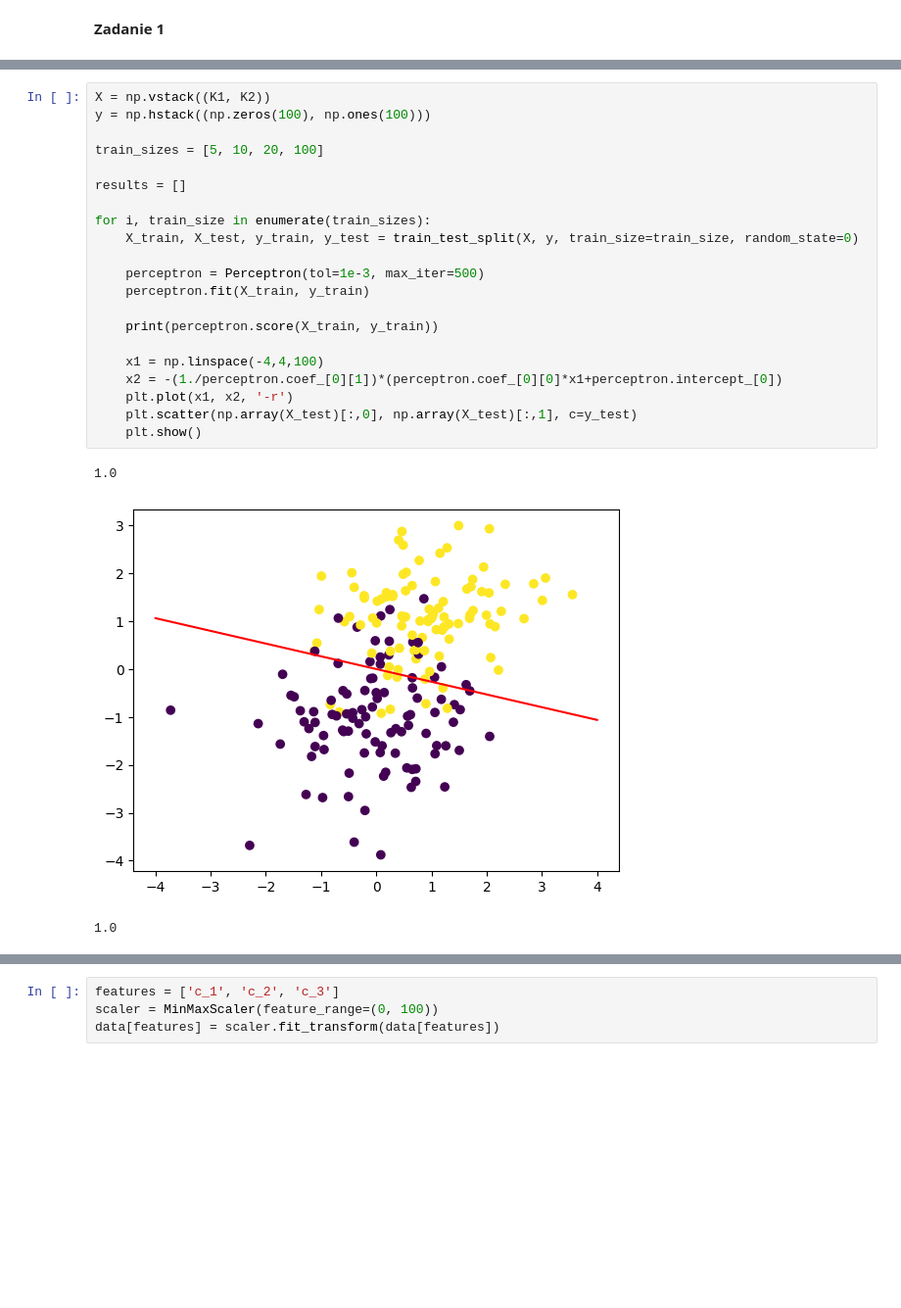
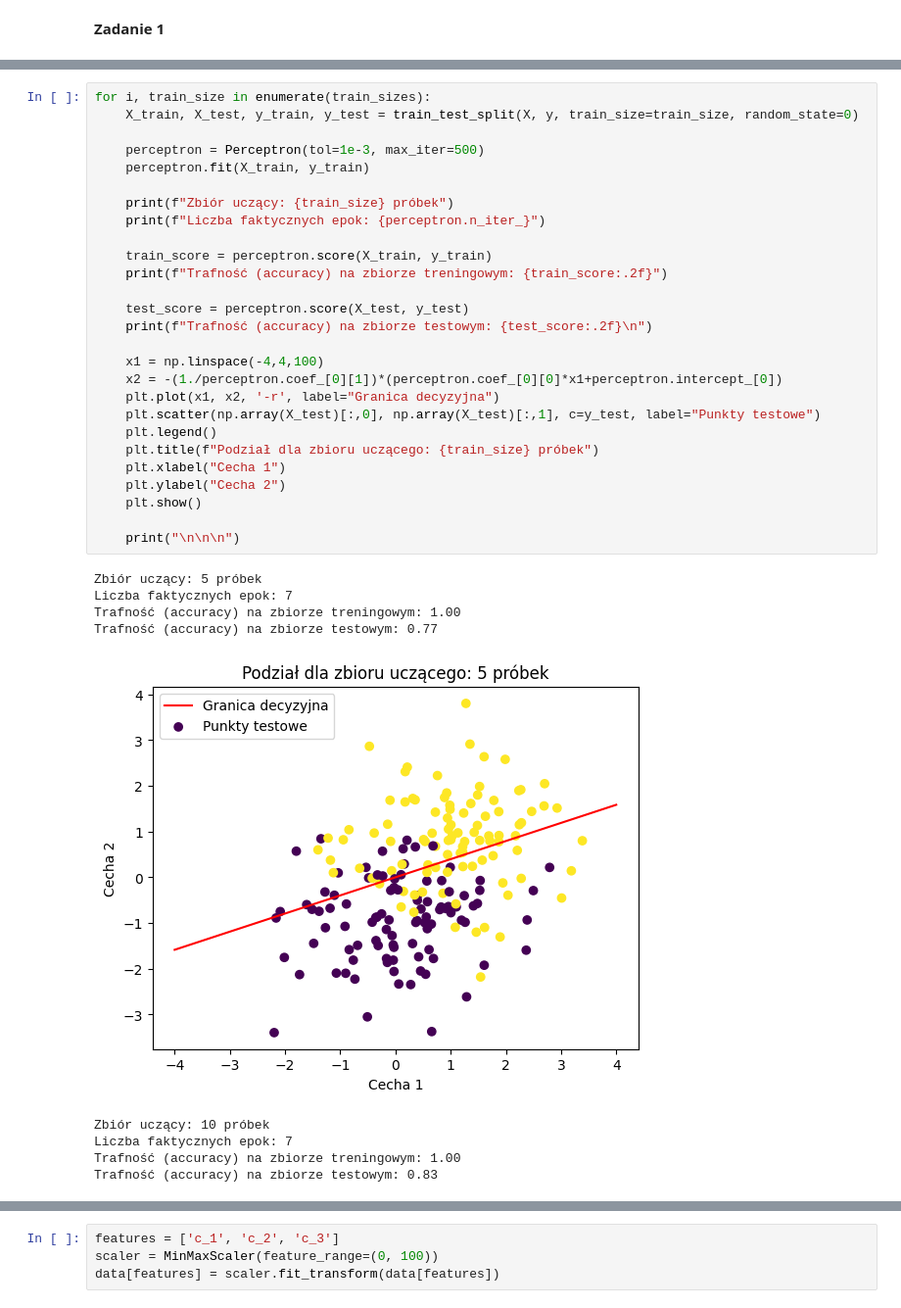
Before and after one commit to nkocjan/computational-intelligence-methods, a Jupyter notebook: lab01/lab01.ipynb, the cells around one changed output, grey strips where cells are left out. Shown at 98% size. Cells and saved outputs as stored; diff of their text form; blank space fills up the shorter version.

```diff
--- a/lab01/lab01.ipynb
+++ b/lab01/lab01.ipynb
@@ -26,25 +44,37 @@ Należy wybrać zbiory uczące o następującej liczebności: 5, 10, 20 oraz 100
 # %%
-X = np.vstack((K1, K2))
-y = np.hstack((np.zeros(100), np.ones(100)))
-
-train_sizes = [5, 10, 20, 100]
-
-results = []
-
 for i, train_size in enumerate(train_sizes):
     X_train, X_test, y_train, y_test = train_test_split(X, y, train_size=train_size, random_state=0)
 
     perceptron = Perceptron(tol=1e-3, max_iter=500)
     perceptron.fit(X_train, y_train)
 
-    print(perceptron.score(X_train, y_train))
+    print(f"Zbiór uczący: {train_size} próbek")
+    print(f"Liczba faktycznych epok: {perceptron.n_iter_}")
+
+    train_score = perceptron.score(X_train, y_train)
+    print(f"Trafność (accuracy) na zbiorze treningowym: {train_score:.2f}")
+
+    test_score = perceptron.score(X_test, y_test)
+    print(f"Trafność (accuracy) na zbiorze testowym: {test_score:.2f}\n")
 
     x1 = np.linspace(-4,4,100)
     x2 = -(1./perceptron.coef_[0][1])*(perceptron.coef_[0][0]*x1+perceptron.intercept_[0])
-    plt.plot(x1, x2, '-r')
-    plt.scatter(np.array(X_test)[:,0], np.array(X_test)[:,1], c=y_test)
+    plt.plot(x1, x2, '-r', label="Granica decyzyjna")
+    plt.scatter(np.array(X_test)[:,0], np.array(X_test)[:,1], c=y_test, label="Punkty testowe")
+    plt.legend()
+    plt.title(f"Podział dla zbioru uczącego: {train_size} próbek")
+    plt.xlabel("Cecha 1")
+    plt.ylabel("Cecha 2")
     plt.show()
+
+    print("\n\n\n")
 # %% [output]
-1.0
+Zbiór uczący: 5 próbek
+Liczba faktycznych epok: 7
+Trafność (accuracy) na zbiorze treningowym: 1.00
+Trafność (accuracy) na zbiorze testowym: 0.77
-[figure, old version]
+[figure, new version]
-1.0
+Zbiór uczący: 10 próbek
+Liczba faktycznych epok: 7
+Trafność (accuracy) na zbiorze treningowym: 1.00
+Trafność (accuracy) na zbiorze testowym: 0.83
```
Also changed, not shown: parts of 28 cells of this notebook.
